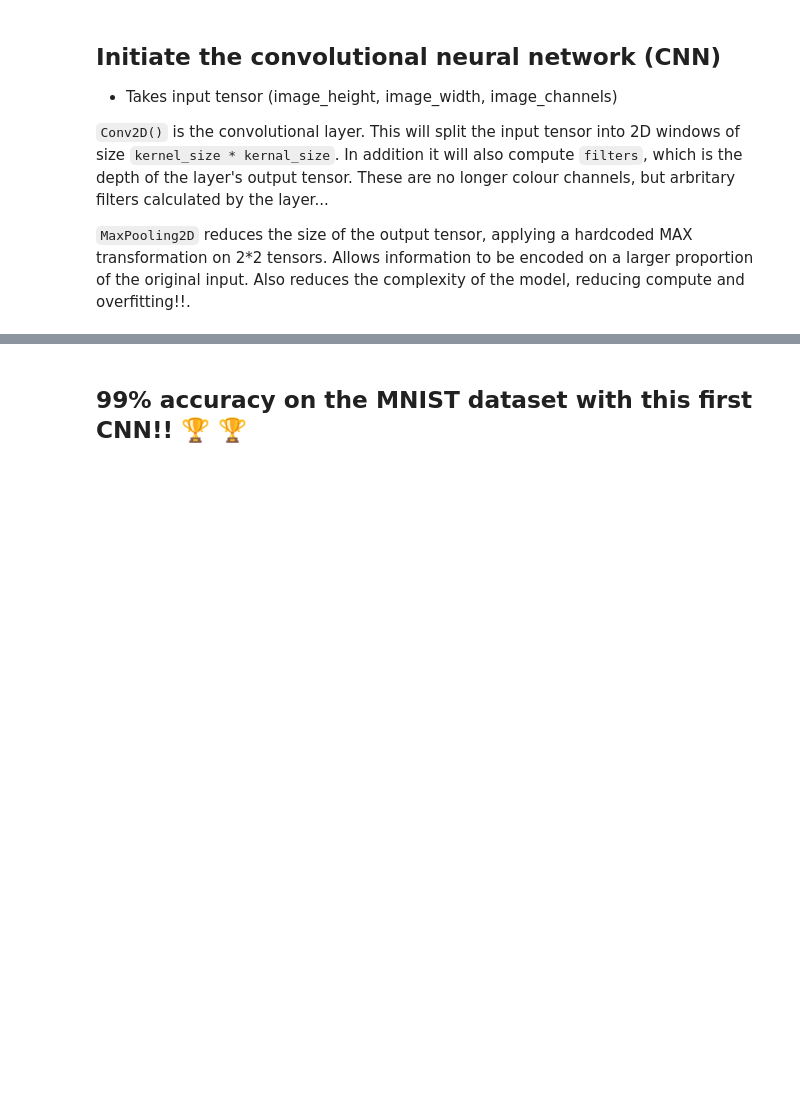
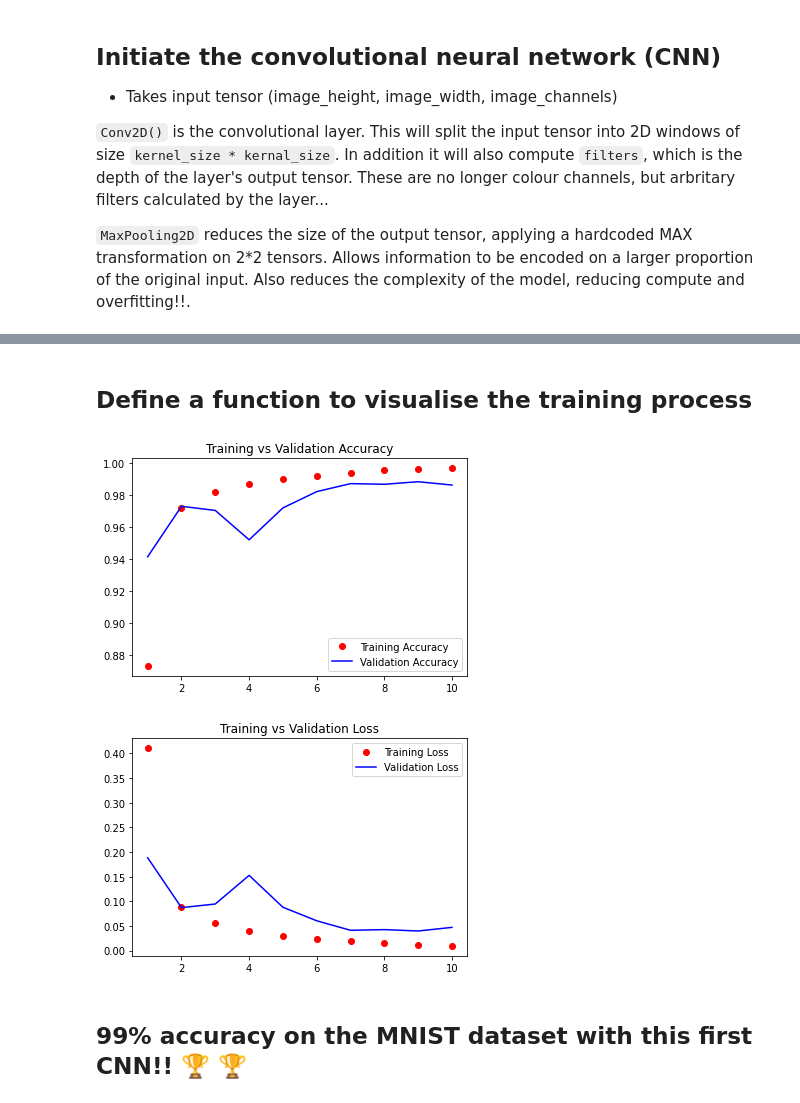
Before and after one commit to hpink97/ML_notebooks, a Jupyter notebook: 05_image_classification_CNN.ipynb, the cells around one changed output, grey strips where cells are left out. Saved outputs shown, nothing was run; the diff lists cells and outputs as text; code cells hidden in the pictures; blank space fills up the shorter version.

```diff
--- a/05_image_classification_CNN.ipynb
+++ b/05_image_classification_CNN.ipynb
@@ -89,8 +122,8 @@ my_layers = layers.MaxPooling2D(pool_size =2)(my_layers)
 my_layers = layers.Flatten()(my_layers)
 #mnist is 0-9, so output will be shape 10
 outputs= layers.Dense(10, activation ='softmax')(my_layers)
-covnet = keras.Model(inputs=inputs, outputs=outputs)
+mnist_cnn = keras.Model(inputs=inputs, outputs=outputs)
 
 ##summarise model
-covnet.summary()
+mnist_cnn.summary()
 # %% [output]
@@ -112,9 +145,13 @@ Trainable params: 322,090
 Non-trainable params: 0
 _________________________________________________________________
 # %%
-covnet.compile(optimizer='rmsprop',
+mnist_cnn.compile(optimizer='rmsprop',
                loss='sparse_categorical_crossentropy',
                metrics=['accuracy'])
 
-covnet.fit(train_images, train_labels, epochs=8, batch_size=128)
+history = mnist_cnn.fit(train_images,
+                        train_labels,
+                        epochs=10,
+                        batch_size=256,
+                        validation_data=(validate_images, validate_labels) )
 # %% [output]
@@ -137,0 +178,2 @@ Epoch 8/8
+# %% [markdown]
+## Define a function to visualise the training process
@@ -138,3 +203,8 @@ Epoch 8/8
+# %%
+plot_training(history)
+# %% [output]
+[figure, added]
+[figure, added]
 # %% [markdown]
 ## **99% accuracy on the MNIST dataset with this first CNN!!** 🏆 🏆
 # %%
```
Also changed, not shown: parts of 43 cells of this notebook.
